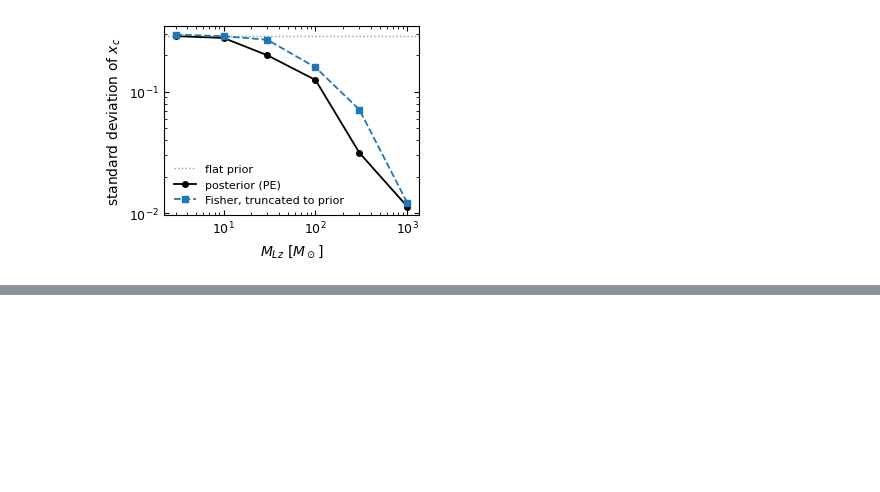
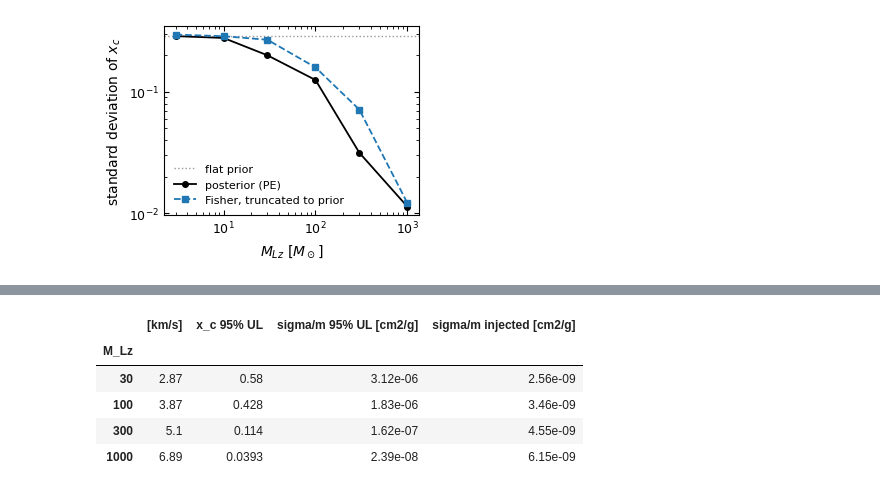
Before and after one commit to ninoephremidze/infer_with_FIONA, a Jupyter notebook: notebooks/04_core_size_calibration.ipynb, the cells around one changed output, grey strips where cells are left out. Saved outputs shown, nothing was run; the diff lists cells and outputs as text; code cells hidden in the pictures; blank space fills up the shorter version.

```diff
--- a/notebooks/04_core_size_calibration.ipynb
+++ b/notebooks/04_core_size_calibration.ipynb
@@ -90,0 +98,40 @@ with plt.rc_context({'font.size': 9, 'axes.labelsize': 10, 'legend.fontsize': 8,
+# %%
+from scipy.constants import G as G_SI, c as C_SI
+from infer_with_fiona import dm_conversions as D
+
+z_S = D.z_source(500.0)                                   # the injected source, d_L = 500 Mpc
+z_L = D.zL_pessimistic(z_S)
+KPC_M, GPC_M, GYR_S = 3.0856775814913673e19, 3.0856775814913673e25, 3.15576e16
+D_M = (1 + z_L) * D.d_eff_Gpc(z_L, z_S) * GPC_M           # D_L D_LS / D_S [m]
+
+
+def sigma_v_kms(mlz):
+    # CIS velocity dispersion from the Einstein radius
+    return np.sqrt(D.xi0_kpc(mlz, z_L, z_S) * KPC_M * C_SI ** 2 / (4 * np.pi * D_M)) / 1e3
+
+
+def sigma_over_m(xc, mlz, t_age_gyr=5.0):
+    # physical sigma/m [cm^2/g] from the core-formation condition on the CIS profile
+    xi0 = D.xi0_kpc(mlz, z_L, z_S) * KPC_M
+    sv = sigma_v_kms(mlz) * 1e3
+    v = 4 / np.sqrt(np.pi) * sv
+    return 4 * np.pi * G_SI * (np.asarray(xc) * xi0) ** 2 / (sv ** 2 * v * t_age_gyr * GYR_S) * 10.0
+
+
+SCAN = [30, 100, 300, 1000]
+SIG = {}
+rows = []
+for m in SCAN:
+    s, _ = posteriors.load_fiona(posteriors.fiona_label('CIS', Y_TRUE, XC_TRUE, mlz=m))
+    SIG[m] = sigma_over_m(np.maximum(s['lp'], 1e-6), s['MLz'])
+    rows.append({'M_Lz': m, '<v> [km/s]': 4 / np.sqrt(np.pi) * float(sigma_v_kms(m)),
+                 'x_c 95% UL': np.percentile(s['lp'], 95), 'sigma/m 95% UL [cm2/g]': np.percentile(SIG[m], 95),
+                 'sigma/m injected [cm2/g]': float(sigma_over_m(XC_TRUE, m))})
+pd.DataFrame(rows).set_index('M_Lz').style.format('{:.3g}')
+# %% [output]
+|  | [km/s] | x_c 95% UL | sigma/m 95% UL [cm2/g] | sigma/m injected [cm2/g] |
+| M_Lz |  |  |  |  |
+| 30 | 2.87 | 0.58 | 3.12e-06 | 2.56e-09 |
+| 100 | 3.87 | 0.428 | 1.83e-06 | 3.46e-09 |
+| 300 | 5.1 | 0.114 | 1.62e-07 | 4.55e-09 |
+| 1000 | 6.89 | 0.0393 | 2.39e-08 | 6.15e-09 |
```
Also changed, not shown: parts of 5 cells of this notebook, 1 other file.
